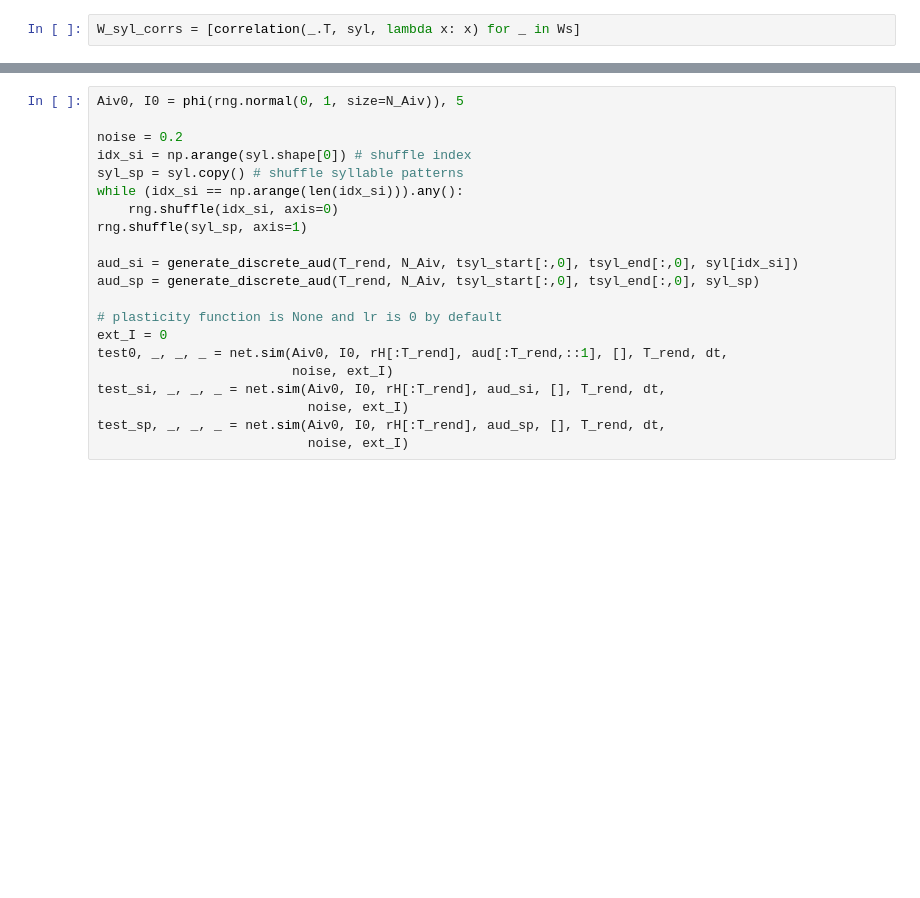
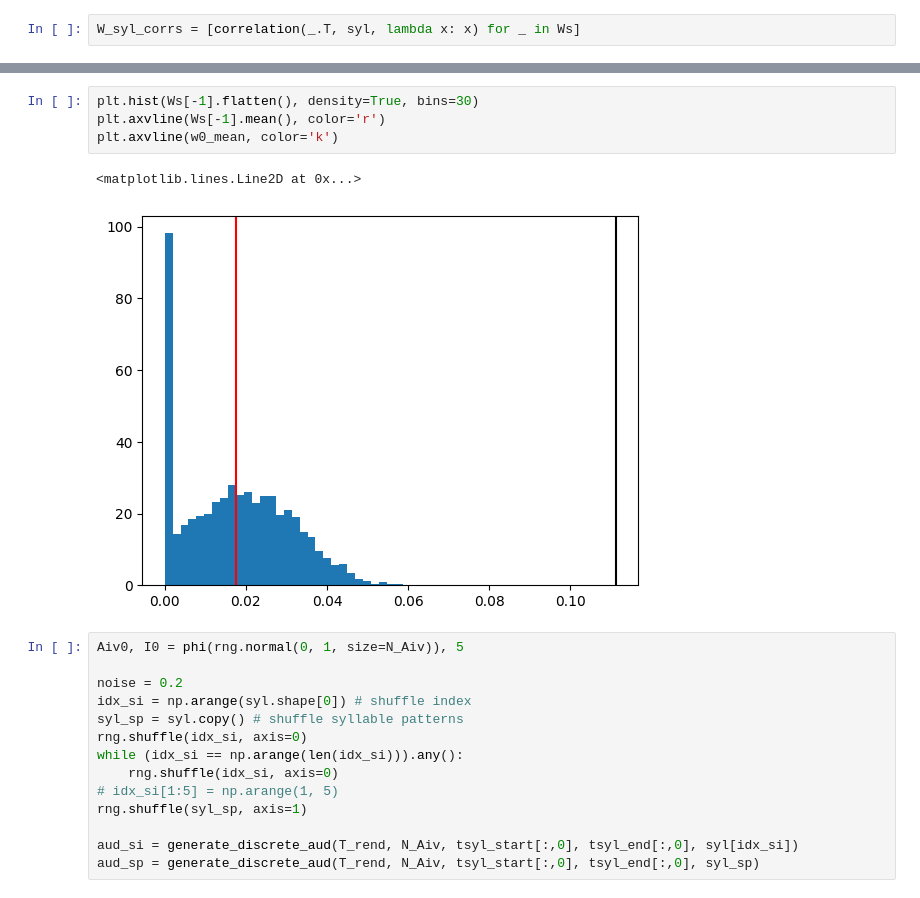
Before and after one commit to gongziyida/vocal-error-network, a Jupyter notebook: rec_wilson_cowan.ipynb, the cells around one changed output, grey strips where cells are left out. Cells and saved outputs as stored; diff of their text form; blank space fills up the shorter version.

```diff
--- a/rec_wilson_cowan.ipynb
+++ b/rec_wilson_cowan.ipynb
@@ -88,21 +89,21 @@ fig.colorbar(im, cax=cbar_ax)
+# %%
+plt.hist(Ws[-1].flatten(), density=True, bins=30)
+plt.axvline(Ws[-1].mean(), color='r')
+plt.axvline(w0_mean, color='k')
+# %% [output]
+<matplotlib.lines.Line2D at 0x...>
+[figure, added]
 # %%
 Aiv0, I0 = phi(rng.normal(0, 1, size=N_Aiv)), 5
 
 noise = 0.2
 idx_si = np.arange(syl.shape[0]) # shuffle index
 syl_sp = syl.copy() # shuffle syllable patterns
+rng.shuffle(idx_si, axis=0)
 while (idx_si == np.arange(len(idx_si))).any():
     rng.shuffle(idx_si, axis=0)
+# idx_si[1:5] = np.arange(1, 5)
 rng.shuffle(syl_sp, axis=1)
 
 aud_si = generate_discrete_aud(T_rend, N_Aiv, tsyl_start[:,0], tsyl_end[:,0], syl[idx_si])
 aud_sp = generate_discrete_aud(T_rend, N_Aiv, tsyl_start[:,0], tsyl_end[:,0], syl_sp)
-
-# plasticity function is None and lr is 0 by default
-ext_I = 0
-test0, _, _, _ = net.sim(Aiv0, I0, rH[:T_rend], aud[:T_rend,::1], [], T_rend, dt,
-                         noise, ext_I)
-test_si, _, _, _ = net.sim(Aiv0, I0, rH[:T_rend], aud_si, [], T_rend, dt,
-                           noise, ext_I)
-test_sp, _, _, _ = net.sim(Aiv0, I0, rH[:T_rend], aud_sp, [], T_rend, dt,
-                           noise, ext_I)
```
Also changed, not shown: parts of 8 cells of this notebook, 2 other files.
